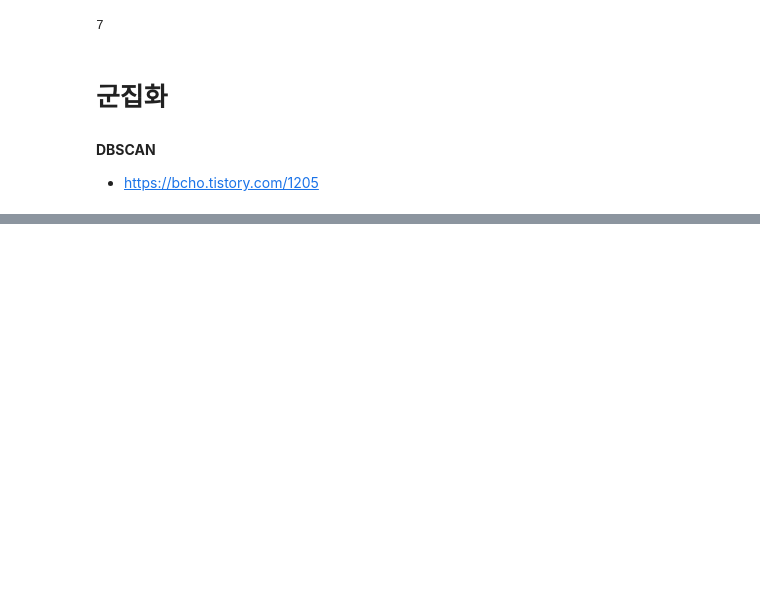
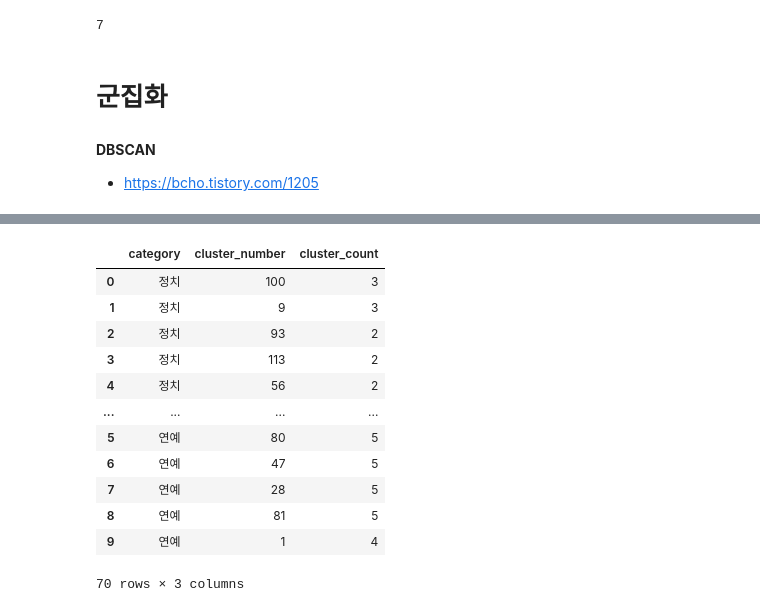
Before and after one commit to Yoon-juhan/naverNewsSummary, a Jupyter notebook: 뉴스_크롤링.ipynb, the cells around one changed output, grey strips where cells are left out. Drawn from its saved outputs; the diff is of its cells as text; code cells hidden in the pictures; blank space fills up the shorter version.

```diff
--- a/뉴스_크롤링.ipynb
+++ b/뉴스_크롤링.ipynb
@@ -35,7 +84,7 @@ entertainment_url_list = []
 sports_url_list = []
 
 category_list = []
-category_name = ["정치", "경제", "사회", "생활/문화", "세계", "IT/과학", "연예", "스포츠"]
+category_names = ["정치", "경제", "사회", "생활/문화", "세계", "IT/과학", "연예", "스포츠"]
 
 def getSixLink():    # 정치, 경제, 사회, 생활/문화, 세계, IT/과학
 
@@ -51,11 +100,11 @@ def getSixLink():    # 정치, 경제, 사회, 생활/문화, 세계, IT/과학
             a_list.extend(soup.select(".type06_headline dt+dt a"))
             a_list.extend(soup.select(".type06 dt+dt a"))
 
-            print(f"{category_name[category]} {page} 페이지")
+            print(f"{category_names[category]} {page} 페이지")
 
         for a in a_list:
             six_url_list.append(a["href"])
-            category_list.append(category_name[category])
+            category_list.append(category_names[category])
 
 def getEntertainmentLink():   # 연예
     # today = str(datetime.datetime.now(KST))[:11]  # 서울 기준 시간
@@ -77,7 +126,7 @@ def getEntertainmentLink():   # 연예
 
     for a in a_list:
         entertainment_url_list.append("https://entertain.naver.com" + a["href"])
-        category_list.append(category_name[6])
+        category_list.append(category_names[6])
 
 def getSportsLink():    # 스포츠  (페이지마다 개수가 달라서 6페이지를 이동)
     # today = str(datetime.datetime.now(KST))[:11].replace('-', '')  # 서울 기준 시간
@@ -99,7 +148,7 @@ def getSportsLink():    # 스포츠  (페이지마다 개수가 달라서 6페
         if i == 100:  # 100개 링크 추가했으면 멈추기
             break
         sports_url_list.append("https://sports.news.naver.com/news" + re.search('\?.+', a_list[i]["href"]).group())
-        category_list.append(category_name[7])
+        category_list.append(category_names[7])
 
 # getSixLink()
 # getEntertainmentLink()
@@ -430,9 +481,9 @@ cluster_counts_df = pd.DataFrame({'category' : [""],
                                   'cluster_count' : [0]})
 
 for i in range(7):
-    t = test_df[test_df['category'] == category_name[i]]['cluster_number'].value_counts().reset_index()
+    t = test_df[test_df['category'] == category_names[i]]['cluster_number'].value_counts().reset_index()
     t.columns = ['cluster_number', 'cluster_count']
-    t['category'] = [category_name[i]] * len(t)
+    t['category'] = [category_names[i]] * len(t)
 
     cluster_counts_df = pd.concat([cluster_counts_df, t])
 
@@ -466,0 +492,19 @@ test_df[test_df['category'] == 'IT/과학'][test_df['cluster_number'] == cluster
+# %%
+# 상위 군집 10개씩만 추출
+
+cluster_counts_df = cluster_counts_df[cluster_counts_df.index < 10]
+cluster_counts_df
+# %% [output]
+|  | category | cluster_number | cluster_count |
+| 0 | 정치 | 100 | 3 |
+| 1 | 정치 | 9 | 3 |
+| 2 | 정치 | 93 | 2 |
+| 3 | 정치 | 113 | 2 |
+| 4 | 정치 | 56 | 2 |
+| ... | ... | ... | ... |
+| 5 | 연예 | 80 | 5 |
+| 6 | 연예 | 47 | 5 |
+| 7 | 연예 | 28 | 5 |
+| 8 | 연예 | 81 | 5 |
+| 9 | 연예 | 1 | 4 |
+70 rows × 3 columns
```
Also changed, not shown: parts of 11 cells of this notebook.
